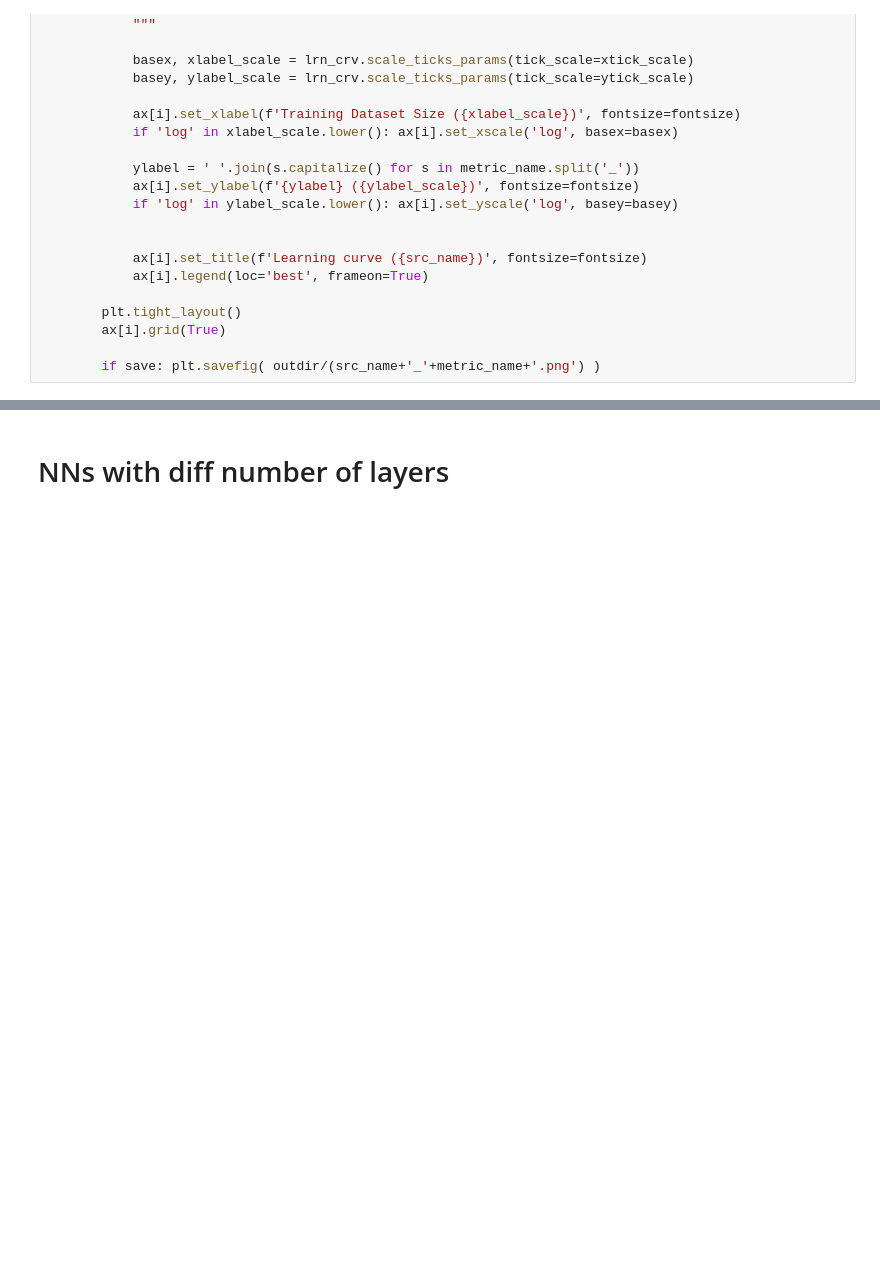
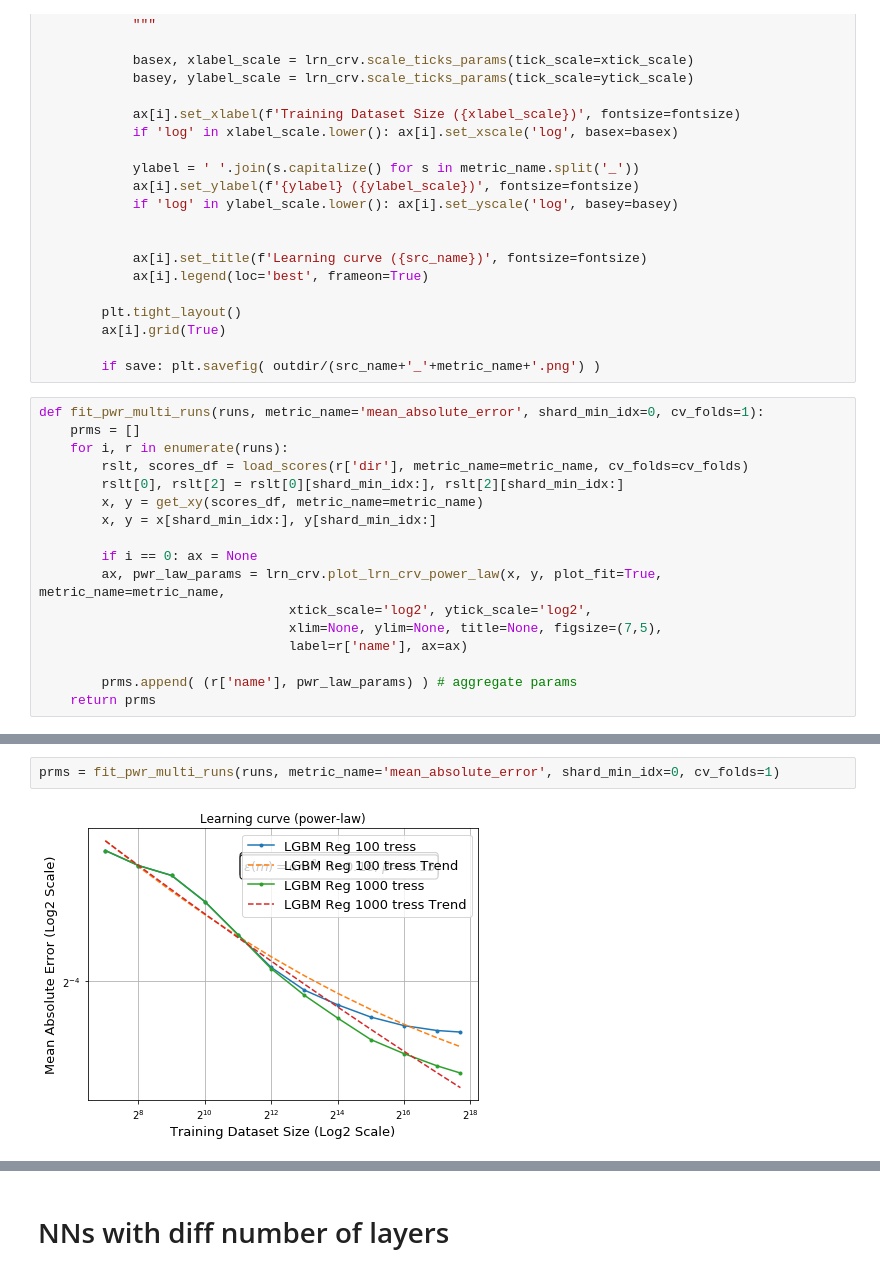
Before and after one commit to adpartin/LearningCurves, a Jupyter notebook: notebooks/power_law_for_paper.ipynb, the cells around one changed output, grey strips where cells are left out. Saved outputs shown, nothing was run; the diff lists cells and outputs as text; blank space fills up the shorter version.

```diff
--- a/notebooks/power_law_for_paper.ipynb
+++ b/notebooks/power_law_for_paper.ipynb
@@ -150,3 +147,20 @@ def plot_all_metrics_from_runs(runs, metrics='all', title:str=None, figsize:tupl
         ax[i].grid(True)
 
         if save: plt.savefig( outdir/(src_name+'_'+metric_name+'.png') )
+# %%
+def fit_pwr_multi_runs(runs, metric_name='mean_absolute_error', shard_min_idx=0, cv_folds=1):
+    prms = []
+    for i, r in enumerate(runs):
+        rslt, scores_df = load_scores(r['dir'], metric_name=metric_name, cv_folds=cv_folds)
+        rslt[0], rslt[2] = rslt[0][shard_min_idx:], rslt[2][shard_min_idx:]
+        x, y = get_xy(scores_df, metric_name=metric_name)
+        x, y = x[shard_min_idx:], y[shard_min_idx:]
+
+        if i == 0: ax = None
+        ax, pwr_law_params = lrn_crv.plot_lrn_crv_power_law(x, y, plot_fit=True, metric_name=metric_name,
+                                xtick_scale='log2', ytick_scale='log2',
+                                xlim=None, ylim=None, title=None, figsize=(7,5),
+                                label=r['name'], ax=ax)
+
+        prms.append( (r['name'], pwr_law_params) ) # aggregate params
+    return prms
@@ -152,0 +184,4 @@ def plot_all_metrics_from_runs(runs, metrics='all', title:str=None, figsize:tupl
+# %%
+prms = fit_pwr_multi_runs(runs, metric_name='mean_absolute_error', shard_min_idx=0, cv_folds=1)
+# %% [output]
+[figure, added]
```
Also changed, not shown: parts of 13 cells of this notebook, 2 other files.
